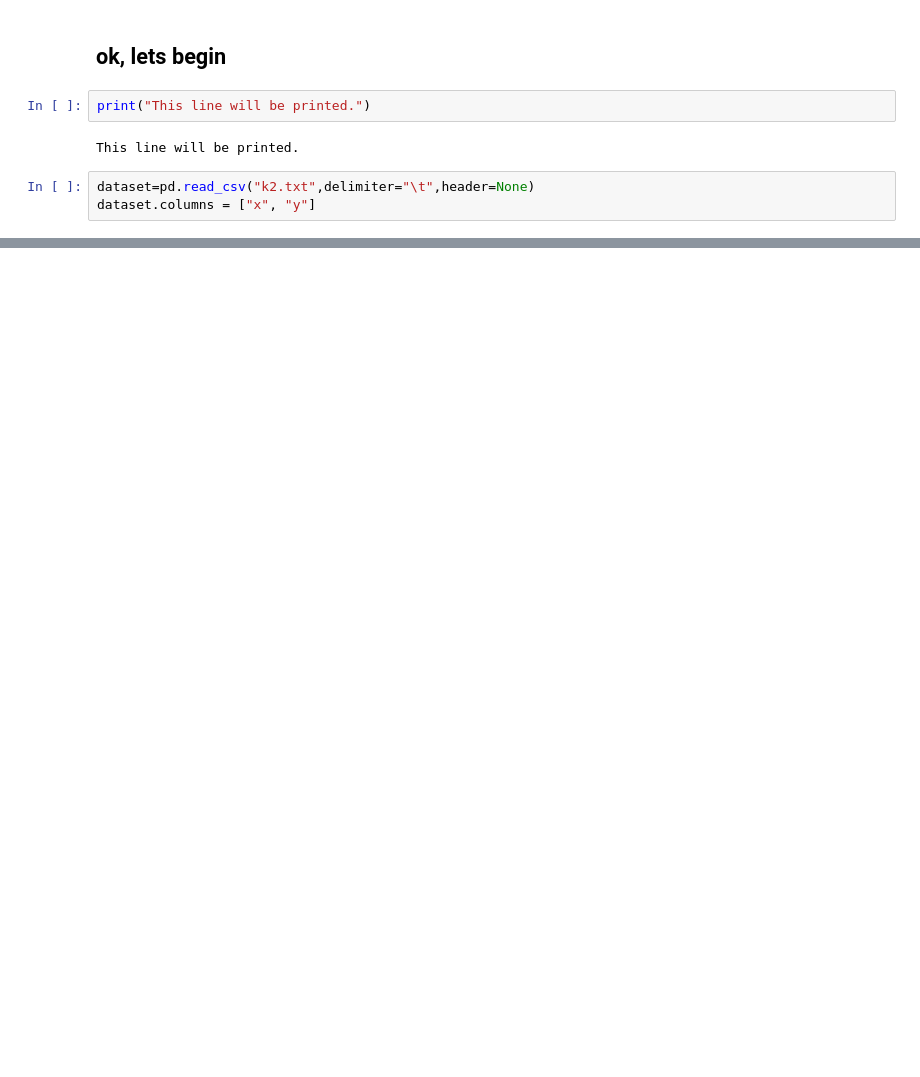
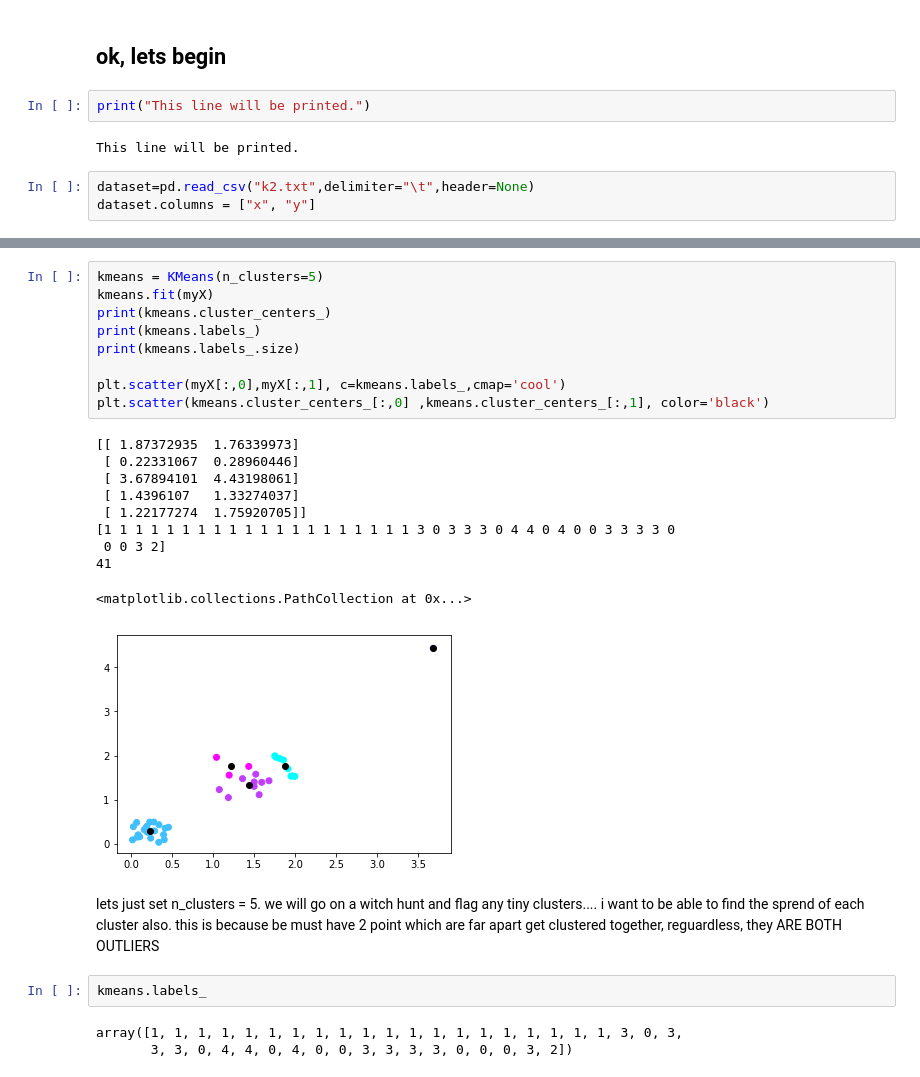
Before and after one commit to alik604/Notebooks, a Jupyter notebook: anomalyDetection.ipynb, the cells around one changed output, grey strips where cells are left out. Cells and saved outputs as stored; diff of their text form; blank space fills up the shorter version.

```diff
--- a/anomalyDetection.ipynb
+++ b/anomalyDetection.ipynb
@@ -56,0 +105,27 @@ df.plot(x=x, style=['o','rx'])
+# %%
+kmeans = KMeans(n_clusters=5)
+kmeans.fit(myX)
+print(kmeans.cluster_centers_)
+print(kmeans.labels_)
+print(kmeans.labels_.size)
+
+plt.scatter(myX[:,0],myX[:,1], c=kmeans.labels_,cmap='cool')
+plt.scatter(kmeans.cluster_centers_[:,0] ,kmeans.cluster_centers_[:,1], color='black')
+# %% [output]
+[[ 1.87372935  1.76339973]
+ [ 0.22331067  0.28960446]
+ [ 3.67894101  4.43198061]
+ [ 1.4396107   1.33274037]
+ [ 1.22177274  1.75920705]]
+[1 1 1 1 1 1 1 1 1 1 1 1 1 1 1 1 1 1 1 1 3 0 3 3 3 0 4 4 0 4 0 0 3 3 3 3 0
+ 0 0 3 2]
+41
+<matplotlib.collections.PathCollection at 0x...>
+[figure, added]
+# %% [markdown]
+lets just set n_clusters = 5. we will go on a witch hunt and flag any tiny clusters.... i want to be able to find the sprend of each cluster also. this is because be must have 2 point which are far apart get clustered together, reguardless, they ARE BOTH OUTLIERS
+# %%
+kmeans.labels_
+# %% [output]
+array([1, 1, 1, 1, 1, 1, 1, 1, 1, 1, 1, 1, 1, 1, 1, 1, 1, 1, 1, 1, 3, 0, 3,
+       3, 3, 0, 4, 4, 0, 4, 0, 0, 3, 3, 3, 3, 0, 0, 0, 3, 2])
```
Also changed, not shown: parts of 20 cells of this notebook, 1 other file.
